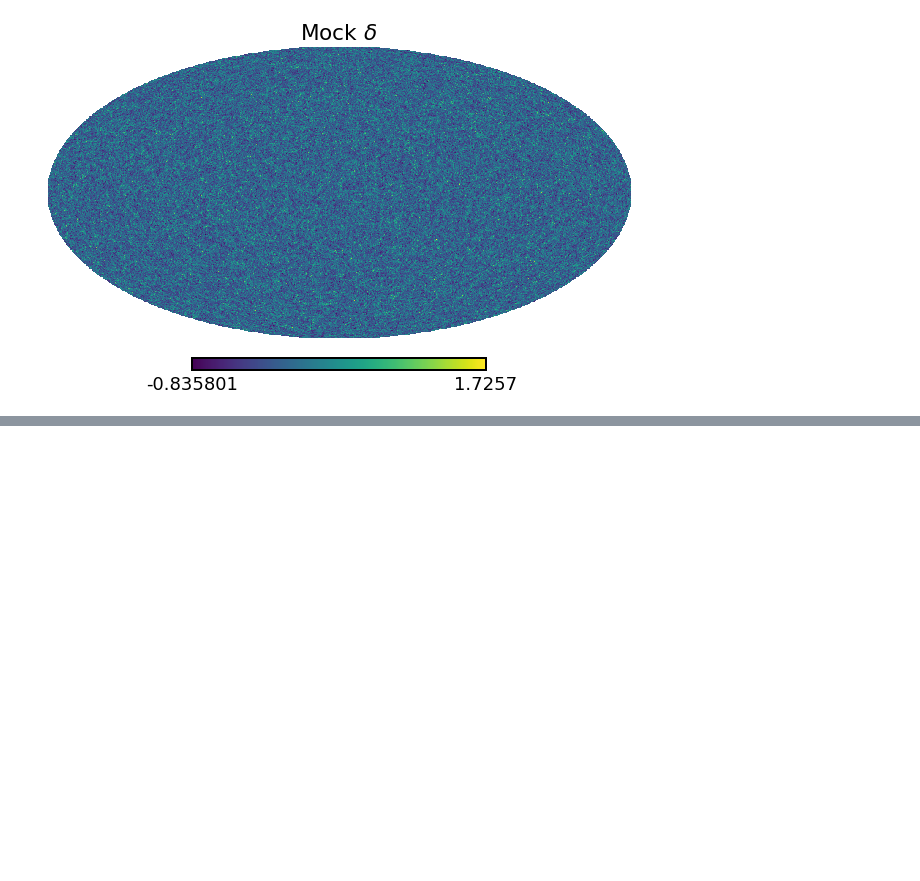
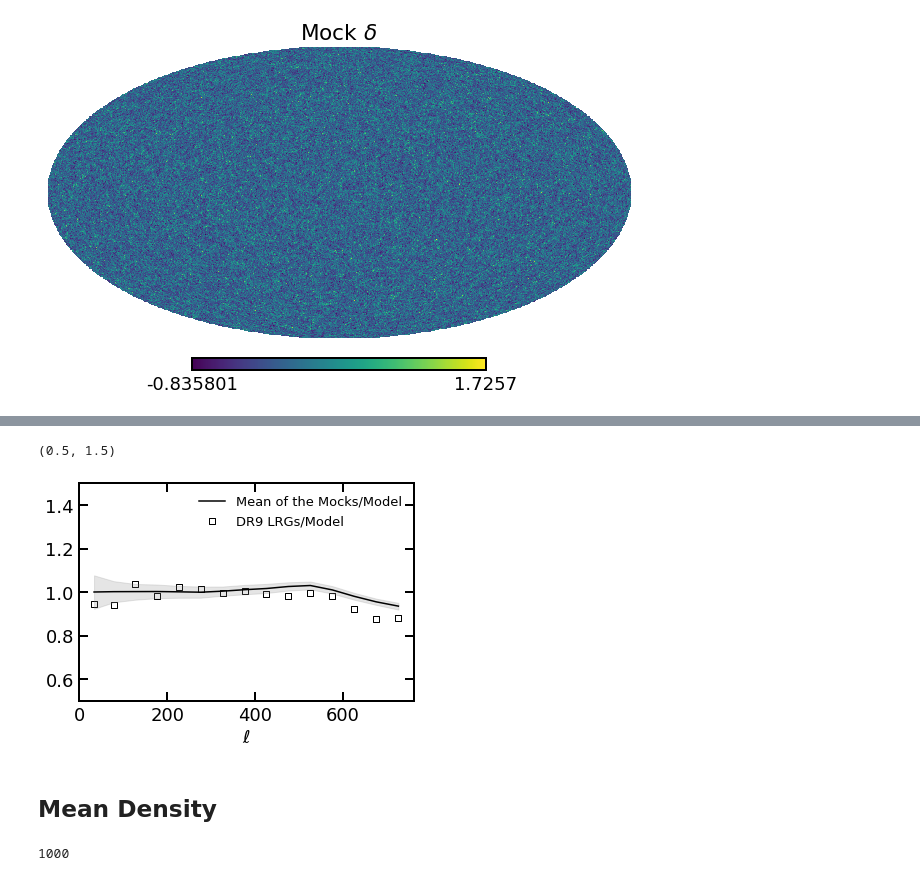
Before and after one commit to mehdirezaie/LSSutils, a Jupyter notebook: notebooks/LognormalFlask.ipynb, the cells around one changed output, grey strips where cells are left out. Cells and saved outputs as stored; diff of their text form; code cells hidden in the pictures; blank space fills up the shorter version.

```diff
--- a/notebooks/LognormalFlask.ipynb
+++ b/notebooks/LognormalFlask.ipynb
@@ -59,0 +130,30 @@ Text(0.5, 0, 'Mock $\\delta$')
+# %%
+lbins = np.arange(1, 769, 50)
+l_obs, cl_obs = histogram_cell(cl_dr9['cl_gg']['cl'], bins=lbins)
+
+
+cl_mb = []
+
+for cl_i in cl_mocks:
+    cl_ib = histogram_cell(cl_i, bins=lbins)[1]
+    cl_mb.append(cl_ib)
+
+clb_min, clb_max = np.percentile(cl_mb, [15, 85], axis=0)
+clb_mean = np.mean(cl_mb, axis=0)
+# %%
+clb_model = histogram_cell(cl_model_wind_noise, bins=lbins)[1]
+# %%
+plt.scatter(l_obs, cl_obs/clb_model, marker='s', facecolor='w',
+            color='k', label='DR9 LRGs/Model')
+plt.plot(l_obs, clb_mean/clb_model, color='k', label='Mean of the Mocks/Model')
+
+plt.fill_between(l_obs, clb_min/clb_model, clb_max/clb_model, alpha=0.2, color='grey')
+
+plt.legend()
+plt.xlabel(r'$\ell$')
+plt.ylim(0.5, 1.5)
+# %% [output]
+(0.5, 1.5)
+[figure, added]
+# %% [markdown]
+## Mean Density
@@ -59,0 +199,5 @@ Text(0.5, 0, 'Mock $\\delta$')
+# %%
+list_nbars = glob('/home/mehdi/data/lognormal/v0/clustering/nbarmock_*_lrg_bmzls_256_noweight.npy')
+len(list_nbars)
+# %% [output]
+1000
```
Also changed, not shown: parts of 51 cells of this notebook, 19 other files.
